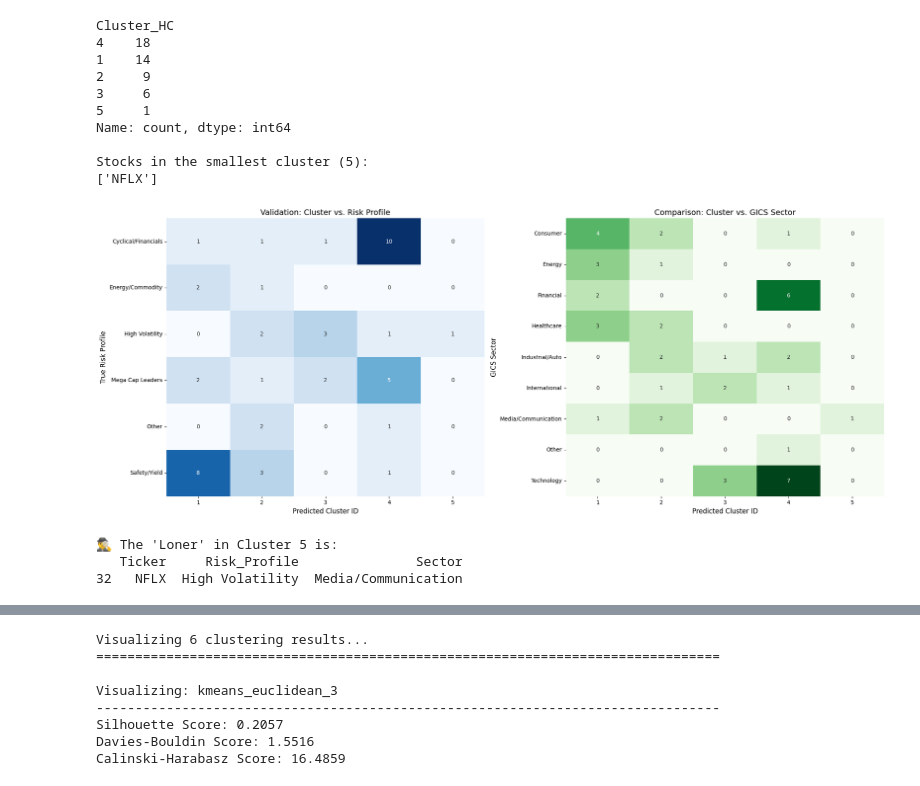
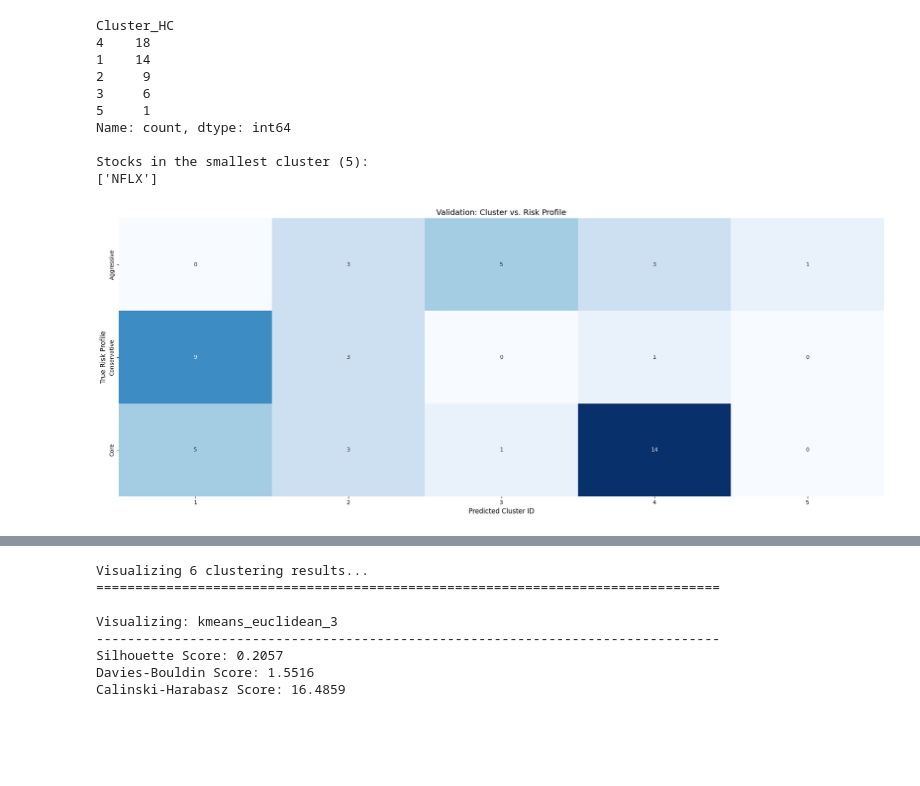
Before and after one commit to giangphuongtran/trading-pipeline, a Jupyter notebook: ml/notebooks/firstModel_clustering.ipynb, the cells around one changed output, grey strips where cells are left out. Cells and saved outputs as stored; diff of their text form; code cells hidden in the pictures; blank space fills up the shorter version.

```diff
--- a/ml/notebooks/preprocessing.ipynb
+++ b/ml/notebooks/firstModel_clustering.ipynb
@@ -30,3 +50,18 @@ pd.options.display.float_format = '{:.4f}'.format
 # %%
-global_data = pd.read_parquet('/Users/mac/learning/trading-pipeline/ml/data/ds1_global_data.parquet')
-# quarter_data = pd.read_parquet('/Users/mac/learning/trading-pipeline/ml/data/ds2_quarter_data.parquet')
+# Load data
+global_data = pd.read_parquet(DATA_PATH)
+print(f"Loaded {len(global_data)} stocks with {global_data.shape[1]-1} features")
+
+# Separate tickers and features
+tickers = global_data['ticker'].values
+features = global_data.drop(columns=['ticker'])
+
+# Remove zero variance features (if any)
+variances = features.var()
+zero_var_features = variances[variances == 0].index.tolist()
+if zero_var_features:
+    features = features.drop(columns=zero_var_features)
+    print(f"Removed {len(zero_var_features)} zero variance features")
+
+print(f"Final feature count: {features.shape[1]}")
+features.head()
@@ -484,42 +956,24 @@ Stocks in the smallest cluster (5):
 # %%
 # 1. Map the Tickers to Profiles
 # We use .map() and fillna('Other') in case a stock isn't in our dictionary
-df_pca_copy['Risk_Profile'] = df_pca_copy['Ticker'].map(SYMBOL_TO_RISK_PROFILE).fillna('Other')
-df_pca_copy['Sector'] = df_pca_copy['Ticker'].map(SYMBOL_TO_SECTOR).fillna('Other')
+df_pca_copy['Risk_Profile'] = df_pca_copy['Ticker'].map(SYMBOL_TO_RISK_CATEGORY).fillna('Other')
 
 # 2. Create Crosstabs (Confusion Matrices)
 risk_crosstab = pd.crosstab(df_pca_copy['Risk_Profile'], df_pca_copy['Cluster_HC'])
-sector_crosstab = pd.crosstab(df_pca_copy['Sector'], df_pca_copy['Cluster_HC'])
 
 # 3. Plotting
-fig, axes = plt.subplots(1, 2, figsize=(20, 8))
+fig, axes = plt.subplots(1, 1, figsize=(20, 8))
 
 # Plot A: Risk Profile Validation (The Main Event)
-sns.heatmap(risk_crosstab, annot=True, fmt='d', cmap='Blues', cbar=False, ax=axes[0])
-axes[0].set_title('Validation: Cluster vs. Risk Profile', fontsize=14)
-axes[0].set_ylabel('True Risk Profile', fontsize=12)
-axes[0].set_xlabel('Predicted Cluster ID', fontsize=12)
-
-# Plot B: Sector Validation (The Sector Check)
-sns.heatmap(sector_crosstab, annot=True, fmt='d', cmap='Greens', cbar=False, ax=axes[1])
-axes[1].set_title('Comparison: Cluster vs. GICS Sector', fontsize=14)
-axes[1].set_ylabel('GICS Sector', fontsize=12)
-axes[1].set_xlabel('Predicted Cluster ID', fontsize=12)
+sns.heatmap(risk_crosstab, annot=True, fmt='d', cmap='Blues', cbar=False)
+plt.title('Validation: Cluster vs. Risk Profile', fontsize=14)
+plt.ylabel('True Risk Profile', fontsize=12)
+plt.xlabel('Predicted Cluster ID', fontsize=12)
 
 plt.tight_layout()
 plt.show()
-
-# 4. Investigate the "Loner" (Cluster with 1 stock)
-loner_cluster_id = df_pca_copy['Cluster_HC'].value_counts().idxmin() # Finds the ID with count 1
-loner_stock = df_pca_copy[df_pca_copy['Cluster_HC'] == loner_cluster_id]
-
-print(f"\n🕵️‍♂️ The 'Loner' in Cluster {loner_cluster_id} is:")
-print(loner_stock[['Ticker', 'Risk_Profile', 'Sector']])
 # %% [output]
-[figure, old version]
+[figure, new version]
-🕵️‍♂️ The 'Loner' in Cluster 5 is:
-   Ticker     Risk_Profile               Sector
-32   NFLX  High Volatility  Media/Communication
 # %%
 def apply_kmeans_clustering(data, n_clusters=5, random_state=42):
 
```
Also changed, not shown: parts of 38 cells of this notebook, 3 other files.
